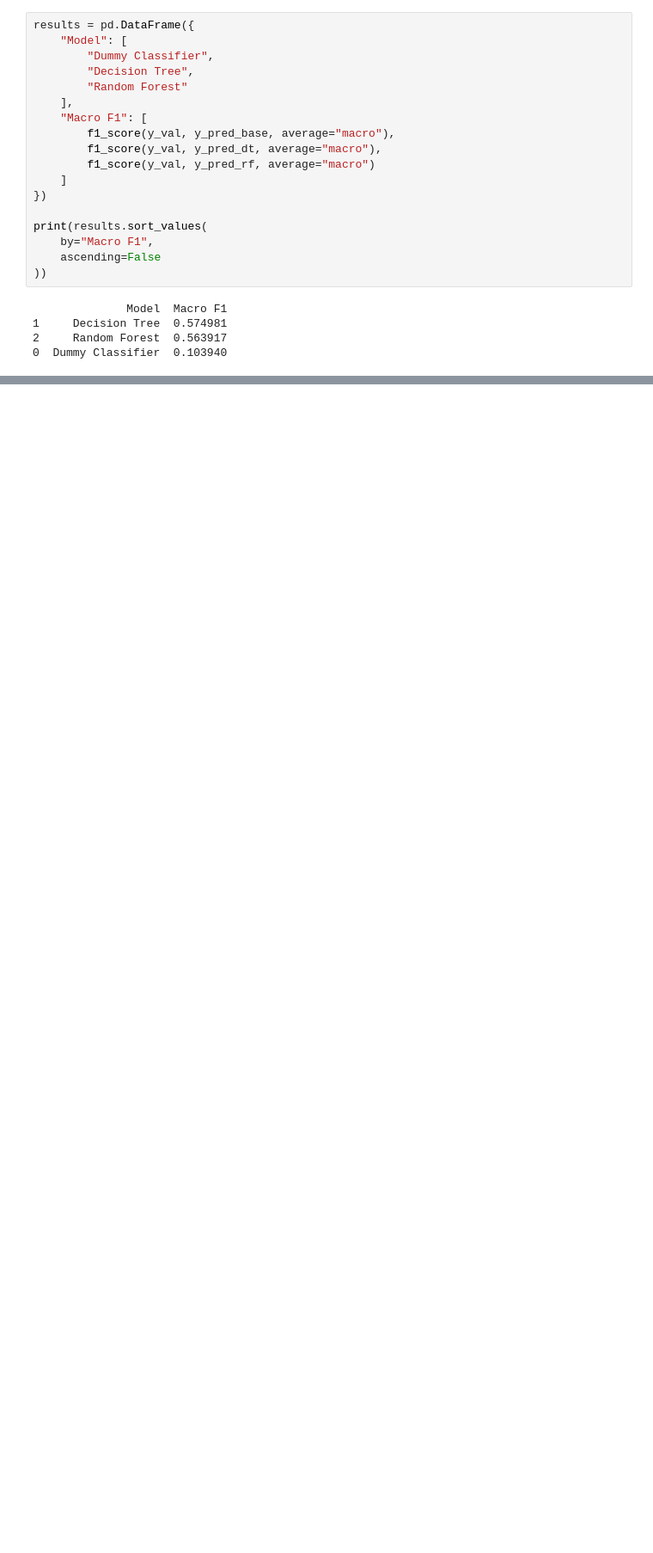
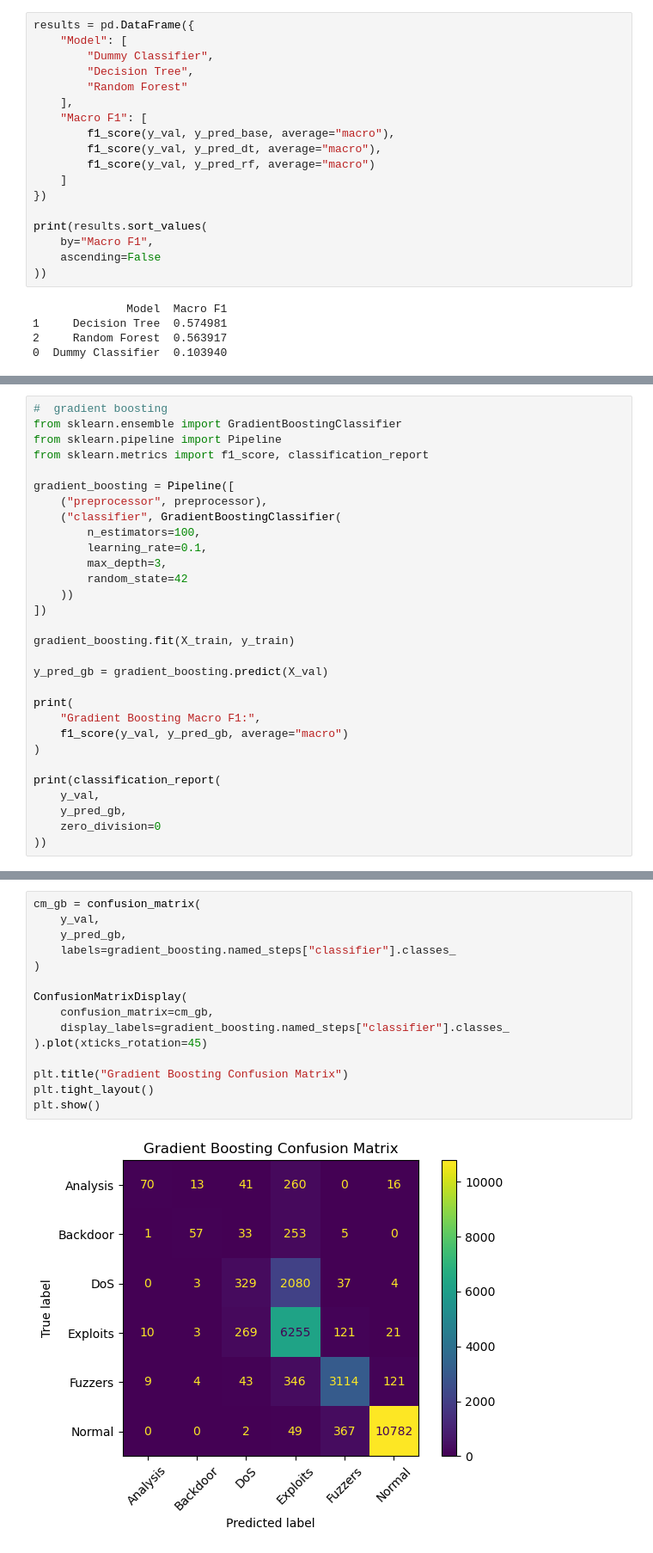
Before and after one commit to OptiSolvD/netSentinel-, a Jupyter notebook: ml/notebooks/04_model_training.ipynb, the cells around one changed output, grey strips where cells are left out. Shown at 86% size. Cells and saved outputs as stored; diff of their text form; blank space fills up the shorter version.

Commit message:
chore(v1): snapshot v1 baseline before clean pipeline refactor

```diff
--- a/ml/notebooks/04_model_training.ipynb
+++ b/ml/notebooks/04_model_training.ipynb
@@ -275,0 +445,30 @@ print(results.sort_values(
+# %%
+#  gradient boosting
+from sklearn.ensemble import GradientBoostingClassifier
+from sklearn.pipeline import Pipeline
+from sklearn.metrics import f1_score, classification_report
+
+gradient_boosting = Pipeline([
+    ("preprocessor", preprocessor),
+    ("classifier", GradientBoostingClassifier(
+        n_estimators=100,
+        learning_rate=0.1,
+        max_depth=3,
+        random_state=42
+    ))
+])
+
+gradient_boosting.fit(X_train, y_train)
+
+y_pred_gb = gradient_boosting.predict(X_val)
+
+print(
+    "Gradient Boosting Macro F1:",
+    f1_score(y_val, y_pred_gb, average="macro")
+)
+
+print(classification_report(
+    y_val,
+    y_pred_gb,
+    zero_division=0
+))
@@ -275,0 +511,17 @@ print(results.sort_values(
+# %%
+cm_gb = confusion_matrix(
+    y_val,
+    y_pred_gb,
+    labels=gradient_boosting.named_steps["classifier"].classes_
+)
+
+ConfusionMatrixDisplay(
+    confusion_matrix=cm_gb,
+    display_labels=gradient_boosting.named_steps["classifier"].classes_
+).plot(xticks_rotation=45)
+
+plt.title("Gradient Boosting Confusion Matrix")
+plt.tight_layout()
+plt.show()
+# %% [output]
+[figure, added]
```
Also changed, not shown: parts of 11 cells of this notebook.
